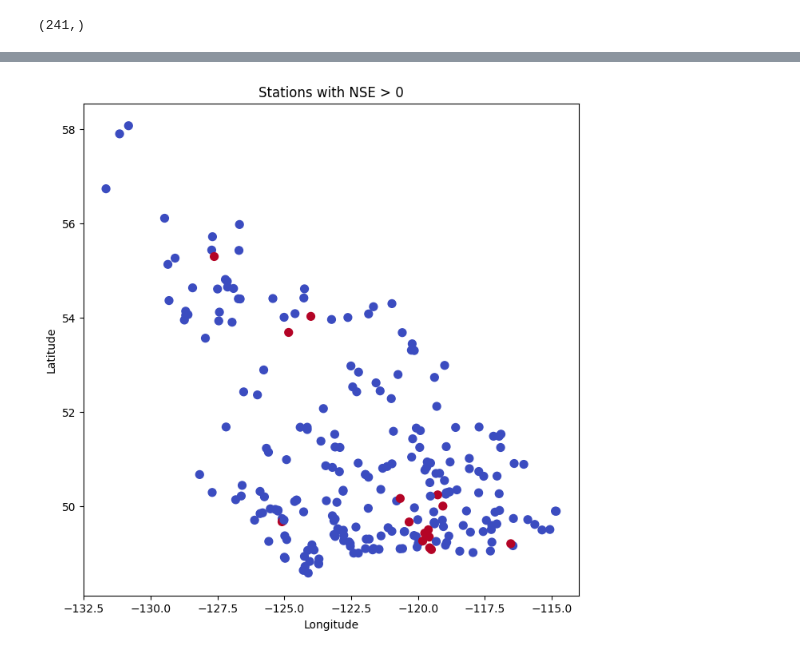
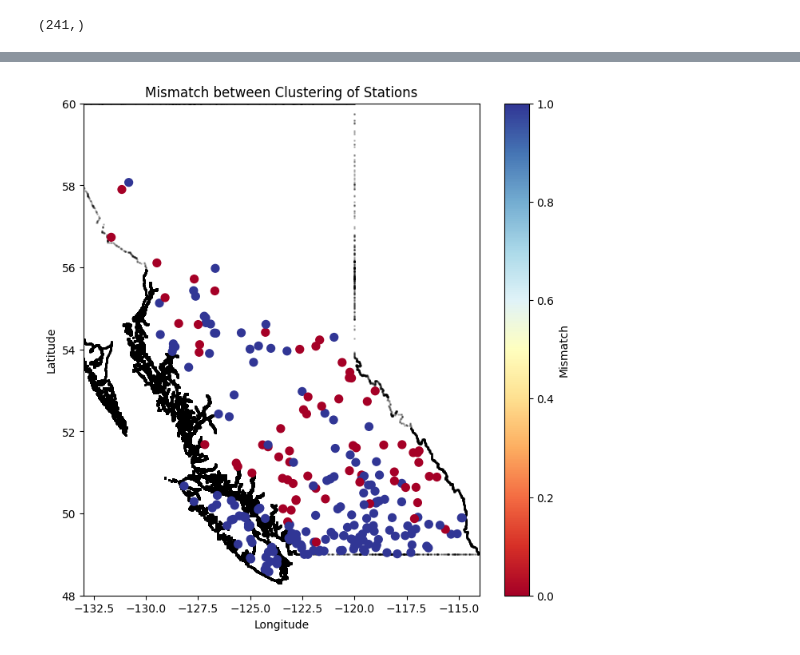
Before and after one commit to TWilson05/EOSC-410-Final-Project, a Jupyter notebook: CNN-LSTM.ipynb, the cells around one changed output, grey strips where cells are left out. Cells and saved outputs as stored; diff of their text form; code cells hidden in the pictures.

```diff
--- a/CNN-LSTM.ipynb
+++ b/CNN-LSTM.ipynb
@@ -558,6 +600,6 @@ np.mean(mean_ensemble_nse_test_no_outliers)
 # %%
 # load the map of bc
-bc_boundaries = pd.read_csv("data\streamflow_data\BC_boundary.csv")
+bc_boundaries = pd.read_csv("data\streamflow_data\BC_Boundary.csv")
 lats = bc_boundaries['Lats']
 lons = bc_boundaries['Lons']
 # %%
@@ -576,10 +807,25 @@ plt.show()
 # %%
-# show the stations that have NSE > 0
-fig, ax = plt.subplots(figsize=(8,8))
-sc = ax.scatter(station_lons.astype(float), station_lats.astype(float), c=mean_ensemble_nse_test > 0, cmap='coolwarm_r', s=50)
+mask = cluster_labels_pred - cluster_labels != 0
+
+# plot mask on the map
+fig, ax = plt.subplots(figsize=(8, 8))
+plt.scatter(lons, lats, s=1, c='k', alpha=0.2)  # Background points
+sc = ax.scatter(
+    station_lons.astype(float),
+    station_lats.astype(float),
+    c=mask,
+    cmap='RdYlBu',
+    s=50,
+)
 plt.xlabel("Longitude")
 plt.ylabel("Latitude")
-plt.title("Stations with NSE > 0")
+plt.title("Mismatch between Clustering of Stations")
+plt.xlim(-133, -114)
+plt.ylim(48, 60)
+
+# Add a color bar
+cbar = plt.colorbar(sc)
+cbar.set_label("Mismatch")
 plt.show()
 # %% [output]
-[figure, old version]
+[figure, new version]
```
Also changed, not shown: parts of 18 cells of this notebook.
